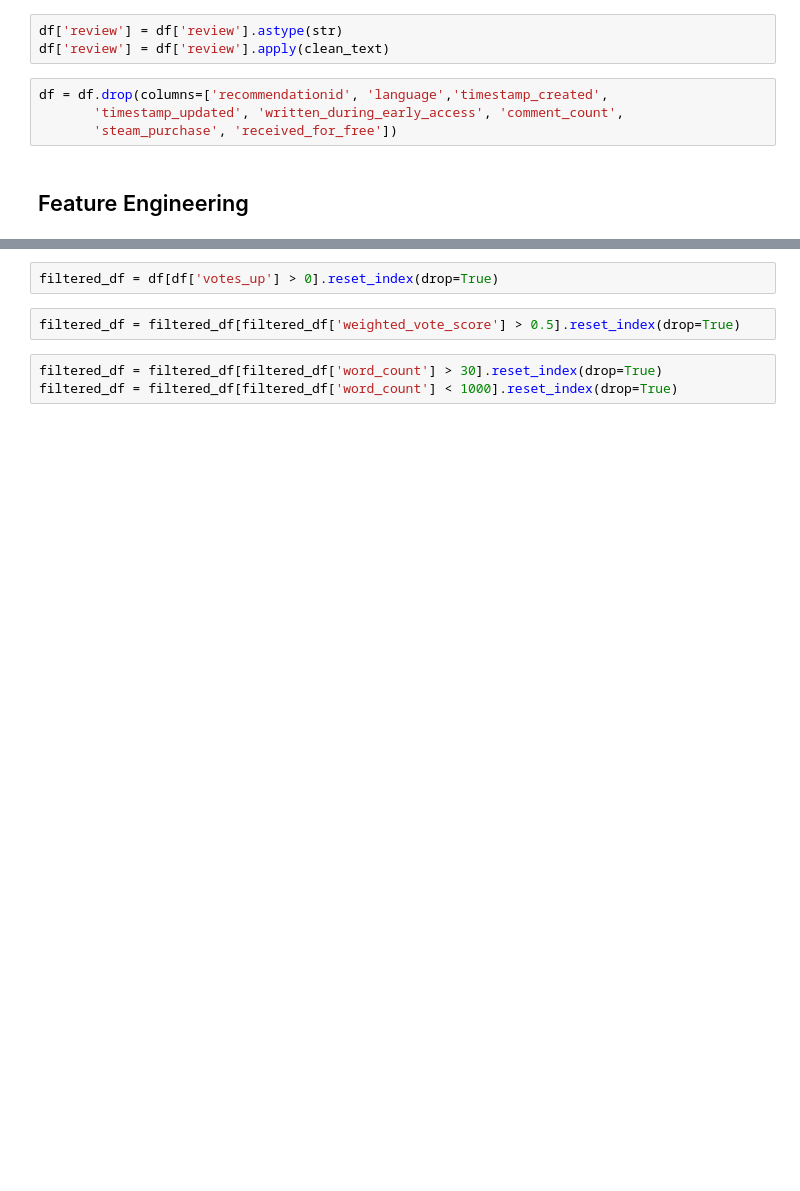
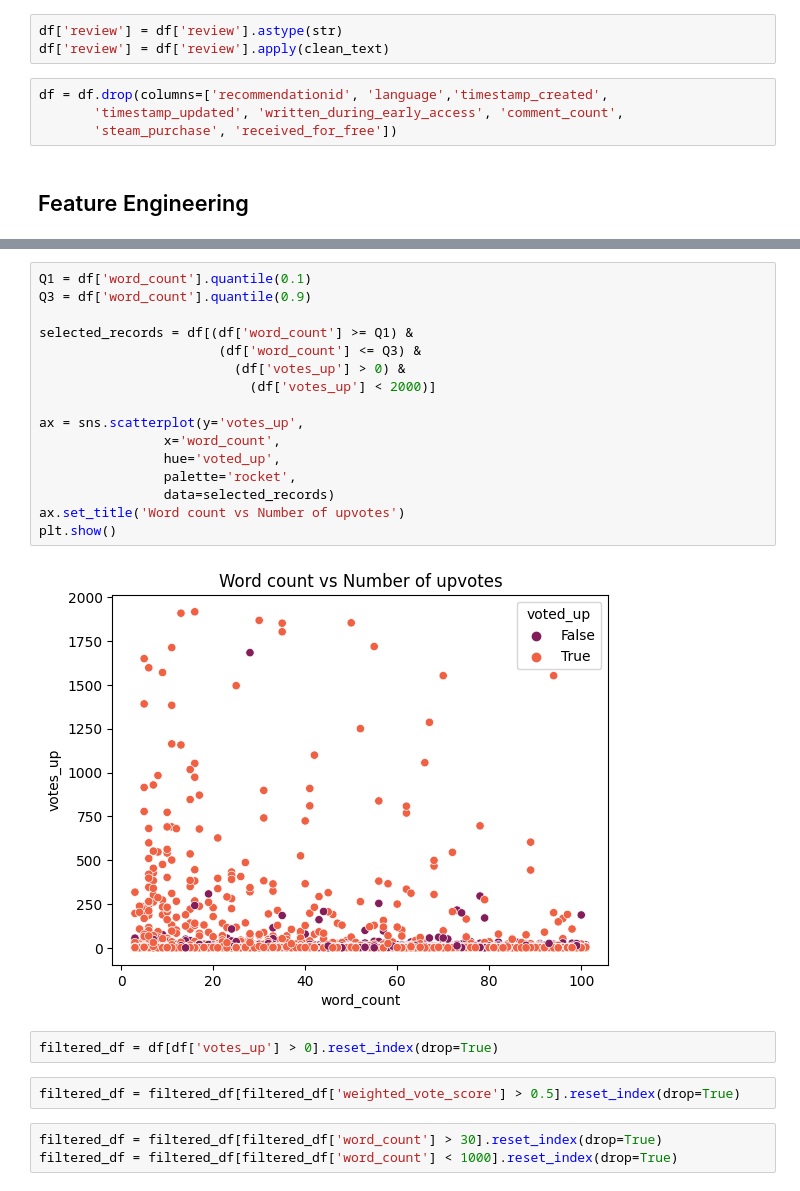
Before and after one commit to Mahan-M47/LLM-steam-review-generator, a Jupyter notebook: EDA.ipynb, the cells around one changed output, grey strips where cells are left out. Drawn from its saved outputs; the diff is of its cells as text; blank space fills up the shorter version.

Commit message:
added extremely important scatter plot

```diff
--- a/EDA.ipynb
+++ b/EDA.ipynb
@@ -158,6 +161,24 @@ min           0.000000
 75%          42.000000
 max        2286.000000
 Name: word_count, dtype: float64
+# %%
+Q1 = df['word_count'].quantile(0.1)
+Q3 = df['word_count'].quantile(0.9)
+
+selected_records = df[(df['word_count'] >= Q1) &
+                       (df['word_count'] <= Q3) &
+                         (df['votes_up'] > 0) &
+                           (df['votes_up'] < 2000)]
+
+ax = sns.scatterplot(y='votes_up',
+                x='word_count',
+                hue='voted_up',
+                palette='rocket',
+                data=selected_records)
+ax.set_title('Word count vs Number of upvotes')
+plt.show()
+# %% [output]
+[figure, added]
 # %%
 filtered_df = df[df['votes_up'] > 0].reset_index(drop=True)
 # %%
```
Also changed, not shown: parts of 2 cells of this notebook.
